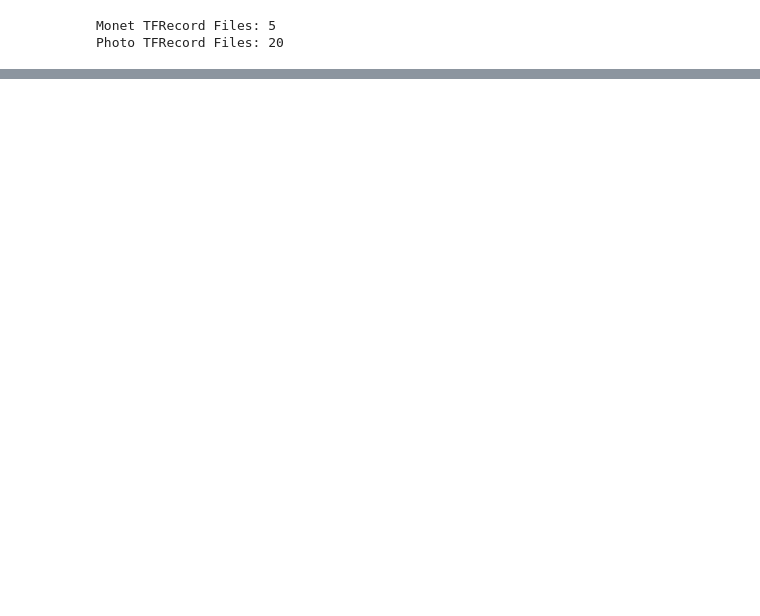
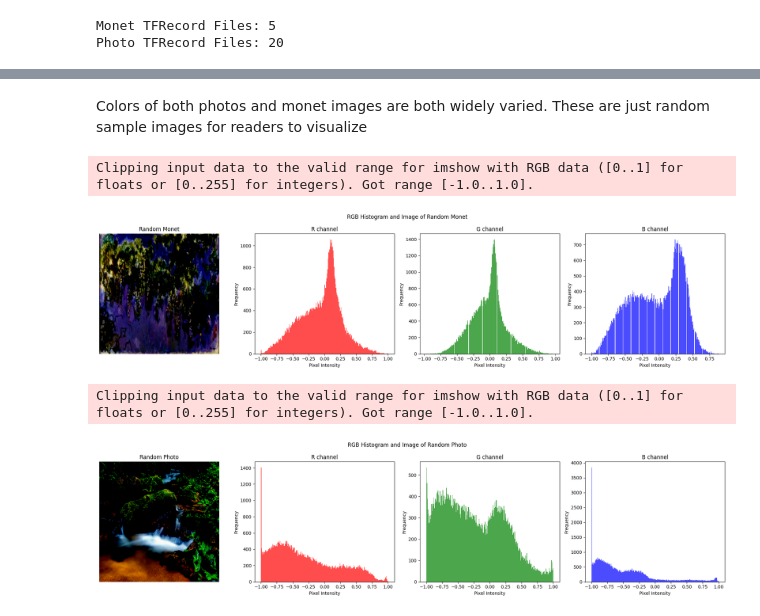
Before and after one commit to kyleung1/ml-week-5, a Jupyter notebook: week_5_lab.ipynb, the cells around one changed output, grey strips where cells are left out. Cells and saved outputs as stored; diff of their text form; code cells hidden in the pictures; blank space fills up the shorter version.

```diff
--- a/week_5_lab.ipynb
+++ b/week_5_lab.ipynb
@@ -22,0 +124,38 @@ Photo TFRecord Files: 20
+# %% [markdown]
+Colors of both photos and monet images are both widely varied. These are just random sample images for readers to visualize
+# %%
+# histogram of pixel color distribution between red green and blue
+
+def plotRGBHist(image, title):
+    colors = ('r', 'g', 'b')
+    fig, axes = plt.subplots(1, 4, figsize=(20, 5))  # 1 row, 4 columns
+
+    # show image
+    axes[0].imshow(image)
+    axes[0].axis('off')
+    axes[0].set_title('Random ' + title)
+
+    # show histogram subplots
+    for i, color in enumerate(colors):
+        axes[i+1].hist(image[:, :, i].flatten(), bins=256, color=color, alpha=0.7)
+        axes[i+1].set_title(f'{color.upper()} channel')
+        axes[i+1].set_xlabel('Pixel Intensity')
+        axes[i+1].set_ylabel('Frequency')
+
+    fig.suptitle('RGB Histogram and Image of Random ' + title)
+    plt.tight_layout()
+    plt.show()
+
+photoList = list(photoTrainUnbatched.as_numpy_iterator())
+monetList = list(monetTrainUnbatched.as_numpy_iterator())
+
+randomPhoto = random.choice(photoList)
+randomMonet = random.choice(monetList)
+
+plotRGBHist(randomMonet, 'Monet')
+plotRGBHist(randomPhoto, 'Photo')
+# %% [output]
+Clipping input data to the valid range for imshow with RGB data ([0..1] for floats or [0..255] for integers). Got range [-1.0..1.0].
+[figure, added]
+Clipping input data to the valid range for imshow with RGB data ([0..1] for floats or [0..255] for integers). Got range [-1.0..1.0].
+[figure, added]
```
Also changed, not shown: parts of 32 cells of this notebook, 1 other file.
